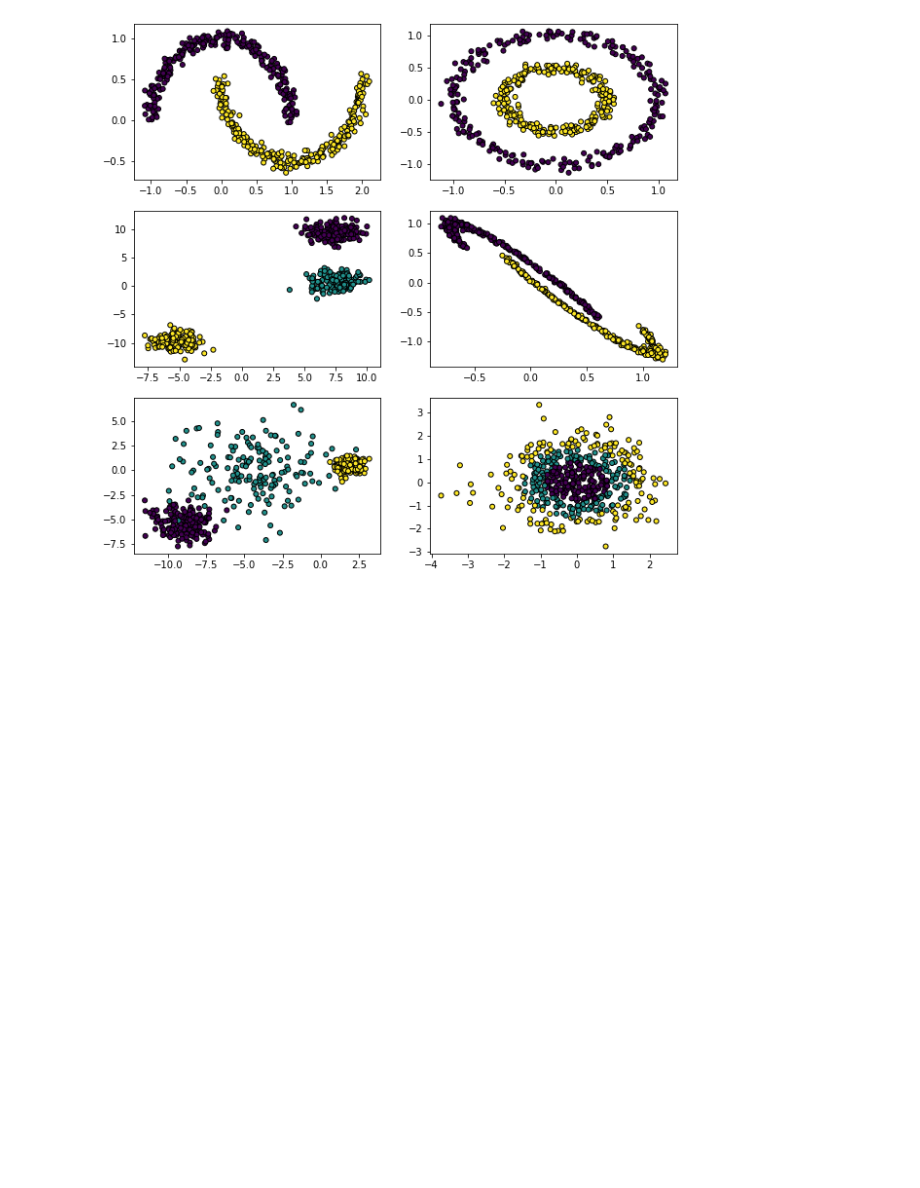
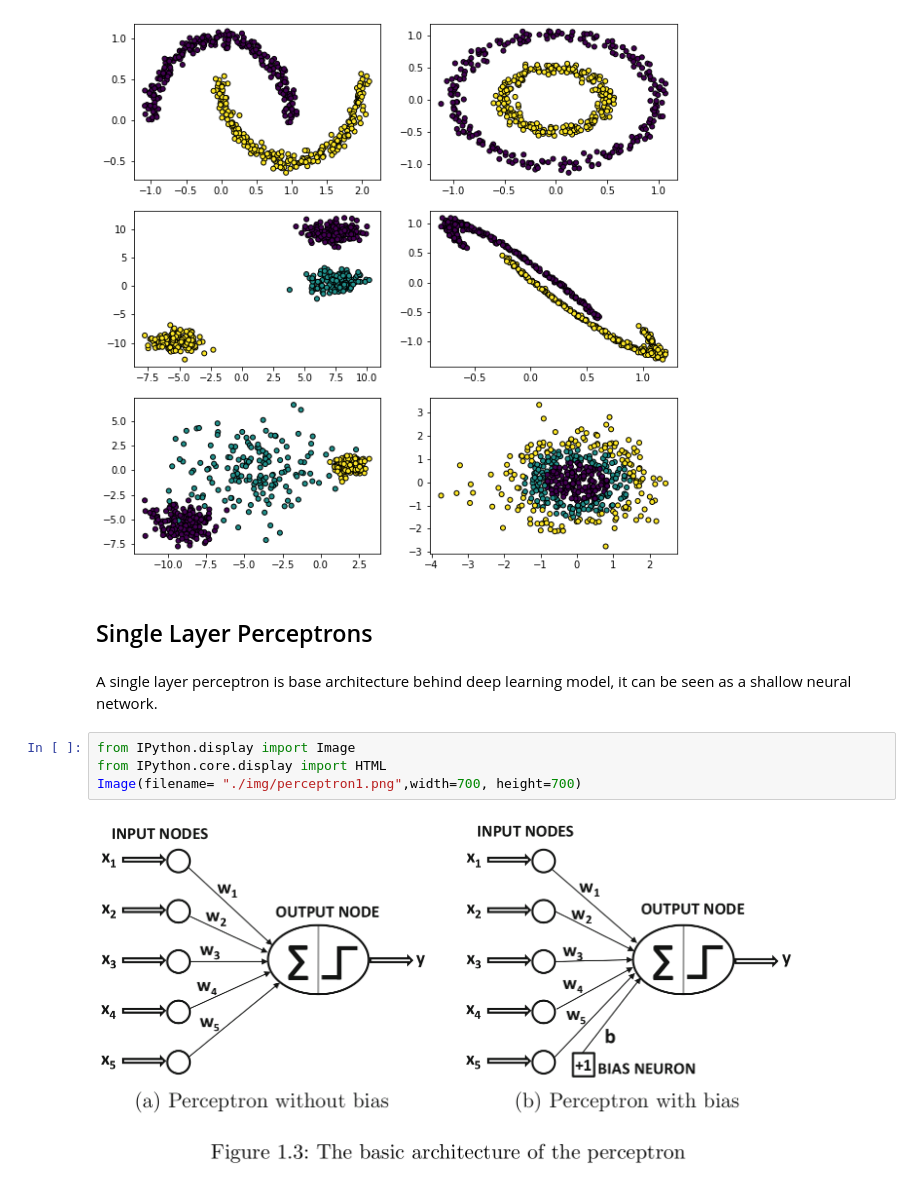
Before and after one commit to safakkbilici/Deep-Learning-Lecture-2020-2021-First-Term, a Jupyter notebook: lecture notes/03-Deep-Learning.ipynb, the cells around one changed output. Saved outputs shown, nothing was run; the diff lists cells and outputs as text; blank space fills up the shorter version.

```diff
--- a/lecture notes/03-Deep-Learning.ipynb
+++ b/lecture notes/03-Deep-Learning.ipynb
@@ -91,3 +94,13 @@ axs[2,1].scatter(X_gaussv[:, 0], X_gaussv[:, 1], marker='o', c=Y_gaussv,
             s=25, edgecolor='k');
 # %% [output]
 [figure]
+# %% [markdown]
+## Single Layer Perceptrons
+# %% [markdown]
+A single layer perceptron is base architecture behind deep learning model, it can be seen as a shallow neural network.
+# %%
+from IPython.display import Image
+from IPython.core.display import HTML
+Image(filename= "./img/perceptron1.png",width=700, height=700)
+# %% [output]
+[figure, added]
```
Also changed, not shown: parts of 13 cells of this notebook.
